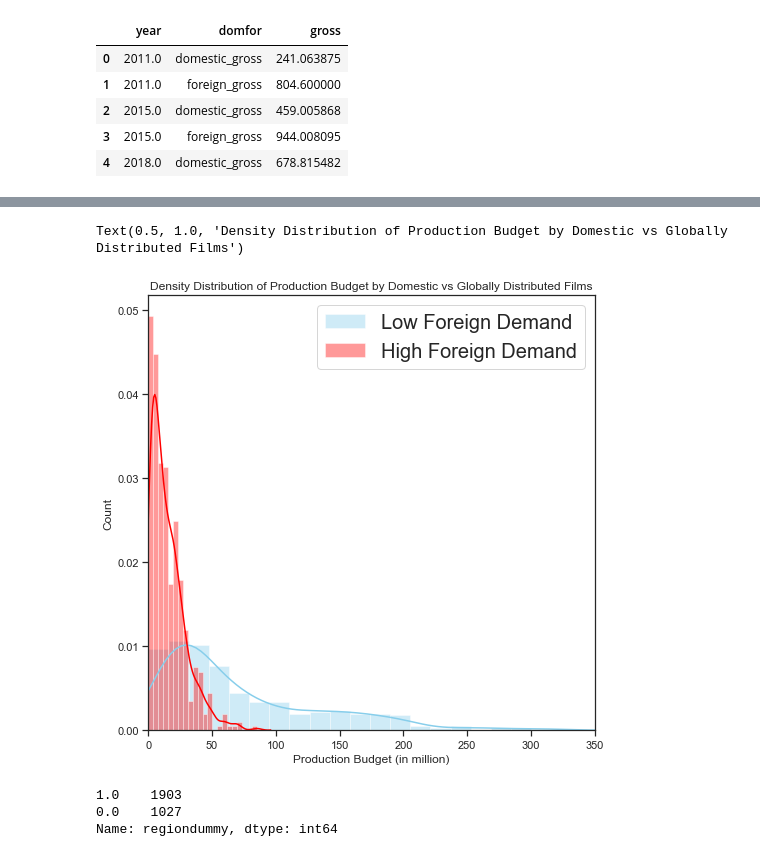
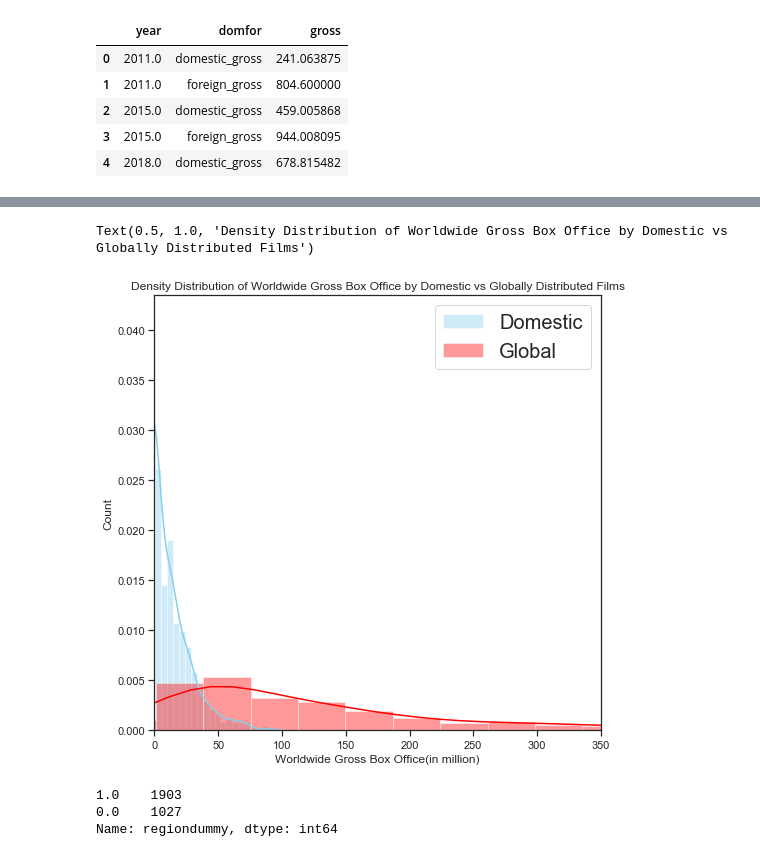
Before and after one commit to phoebetwong/dc_ds_06_03_19, a Jupyter notebook: module_1/week_3_project/data/mod1proj_datacleaning_pw_Monday.ipynb, the cells around one changed output, grey strips where cells are left out. Cells and saved outputs as stored; diff of their text form; code cells hidden in the pictures.

```diff
--- a/module_1/week_3_project/data/mod1proj_datacleaning_pw_Monday.ipynb
+++ b/module_1/week_3_project/data/mod1proj_datacleaning_pw_Monday.ipynb
@@ -1559,0 +1568,2 @@ imdb_all.loc[imdb_all['foreign_share']<=50, 'fsdummy'] = 0
+# %%
+imdb_all.loc[imdb_all['foreign_share']<=50, 'fsldummy'] = 'Domestic'
@@ -1563,0 +1590,4 @@ imdb_all.loc[imdb_all['region']<=10, 'regiondummy'] = 0
+# %%
+imdb_all.loc[imdb_all['year']>2014, 'yrldummy'] = '2015-2018'
+# %%
+imdb_all.loc[imdb_all['year']<=2014, 'yrldummy'] = '2010-2014'
@@ -1941,27 +1946,26 @@ plt.savefig("PBGScat1.jpg")
 # %%
 # dogs = animal_shelter_df[(animal_shelter_df['animal'] == 'Dog') & (
 #     animal_shelter_df['year'] == 2018)].years_old
-hfpd = imdb_all[imdb_all['fgdummy'] == 1].production_budget.dropna()
-lfpd = imdb_all[imdb_all['fgdummy'] == 0].production_budget.dropna()
+hfpd = imdb_all[imdb_all['fgdummy'] == 0].profit.dropna()
+lfpd = imdb_all[imdb_all['fgdummy'] == 1].profit.dropna()
 # %%
 fig = plt.figure(figsize=(8, 8))
 ax = fig.add_subplot(1, 1, 1)
 sns.distplot(hfpd , color="skyblue", label="High")
 sns.distplot(lfpd , color="red", label="Low")
 
-ax.legend(['Low Foreign Demand', 'High Foreign Demand'])
+ax.legend(['Domestic', 'Global'])
 
 ax.set(xlim=(0, 350))
-ax.set_xlabel('Production Budget (in million)')
+ax.set_xlabel('Worldwide Gross Box Office(in million)')
 ax.set_ylabel('Count')
 #plt.legend(fontsize='medium', title_fontsize='20')
-plt.title('Density Distribution of Production Budget by Domestic vs Globally Distributed Films')
-#plt.savefig("PBHist.jpg")
+plt.title('Density Distribution of Worldwide Gross Box Office by Domestic vs Globally Distributed Films')
 
 # plt.show()
 # %% [output]
-Text(0.5, 1.0, 'Density Distribution of Production Budget by Domestic vs Globally Distributed Films')
+Text(0.5, 1.0, 'Density Distribution of Worldwide Gross Box Office by Domestic vs Globally Distributed Films')
-[figure, old version]
+[figure, new version]
 # %%
 imdb_all['regiondummy'].value_counts()
 # %% [output]
```
Also changed, not shown: parts of 34 cells of this notebook, 15 other files.
